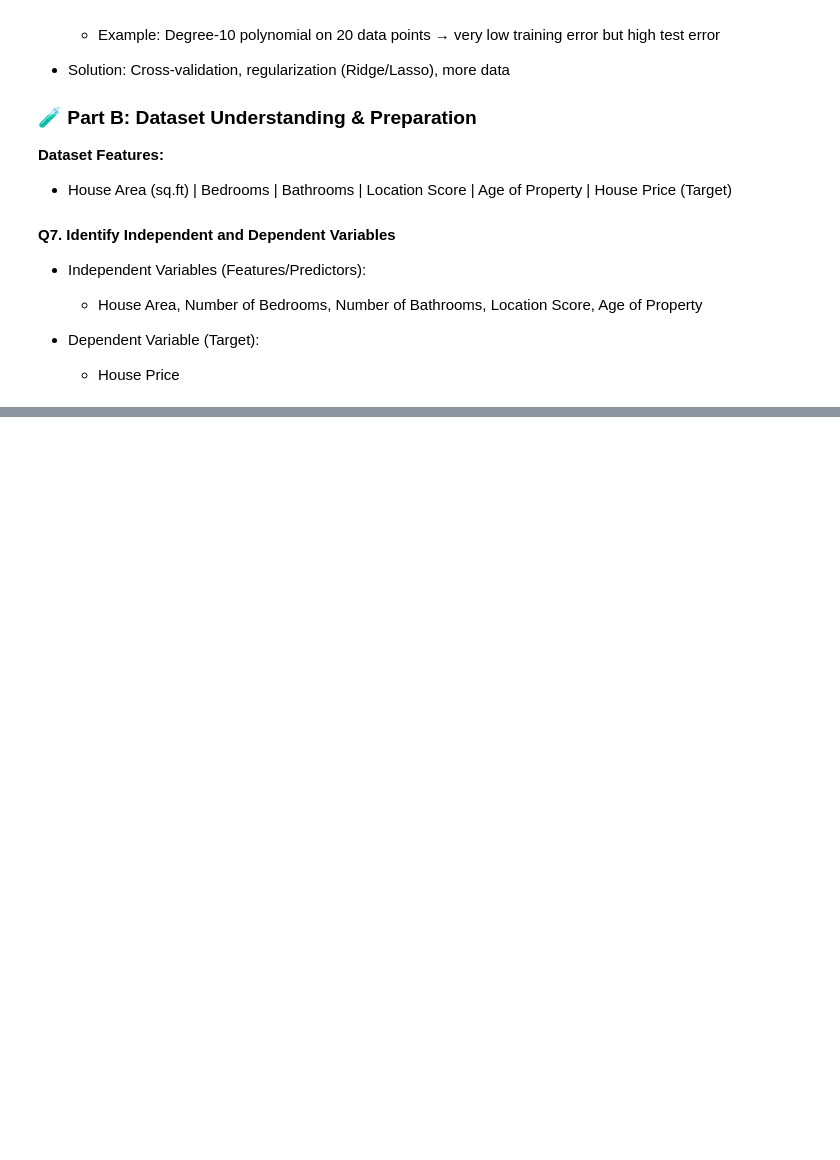
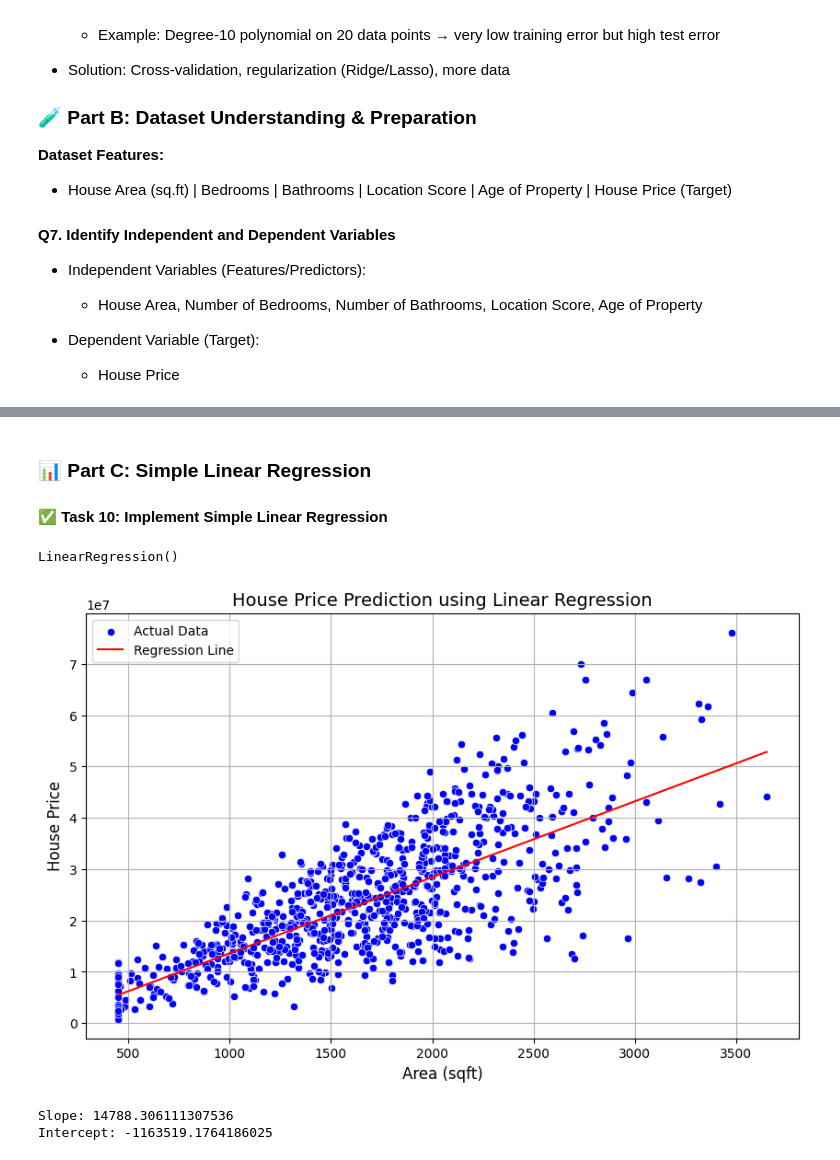
Before and after one commit to dishalukhi123/Supervised-Learning, a Jupyter notebook: PR 1/house_price.ipynb, the cells around one changed output, grey strips where cells are left out. Saved outputs shown, nothing was run; the diff lists cells and outputs as text; code cells hidden in the pictures; blank space fills up the shorter version.

```diff
--- a/PR 1/house_price.ipynb
+++ b/PR 1/house_price.ipynb
@@ -75,0 +111,42 @@ The model minimizes the Sum of Squared Errors (SSE) to find the best-fit line.
+# %%
+X_train, X_test, y_train, y_test = train_test_split(
+    X, y, test_size=0.2, random_state=42
+)
+# %% [markdown]
+### 📊 Part C: Simple Linear Regression
+
+#### ✅ Task 10: Implement Simple Linear Regression
+# %%
+X_simple = df[["area_sqft"]]
+y = df["house_price_inr"]
+
+model = LinearRegression()
+model.fit(X_train, y_train)
+# print(df.columns)
+# %% [output]
+LinearRegression()
+# %%
+y_pred = model.predict(X_test)
+# %%
+
+plt.figure(figsize=(10,6))
+
+sns.scatterplot(x=X_test.values.flatten(), y=y_test, color='blue', label="Actual Data")
+
+sns.lineplot(x=X_test.values.flatten(), y=y_pred, color='red', label="Regression Line")
+
+plt.xlabel("Area (sqft)", fontsize=12)
+plt.ylabel("House Price", fontsize=12)
+plt.title("House Price Prediction using Linear Regression", fontsize=14)
+
+plt.legend()
+plt.grid(True)
+plt.show()
+# %% [output]
+[figure, added]
+# %%
+print("Slope:", model.coef_[0])
+print("Intercept:", model.intercept_)
+# %% [output]
+Slope: 14788.306111307536
+Intercept: -1163519.1764186025
```
Also changed, not shown: parts of 6 cells of this notebook, 1 other file.
